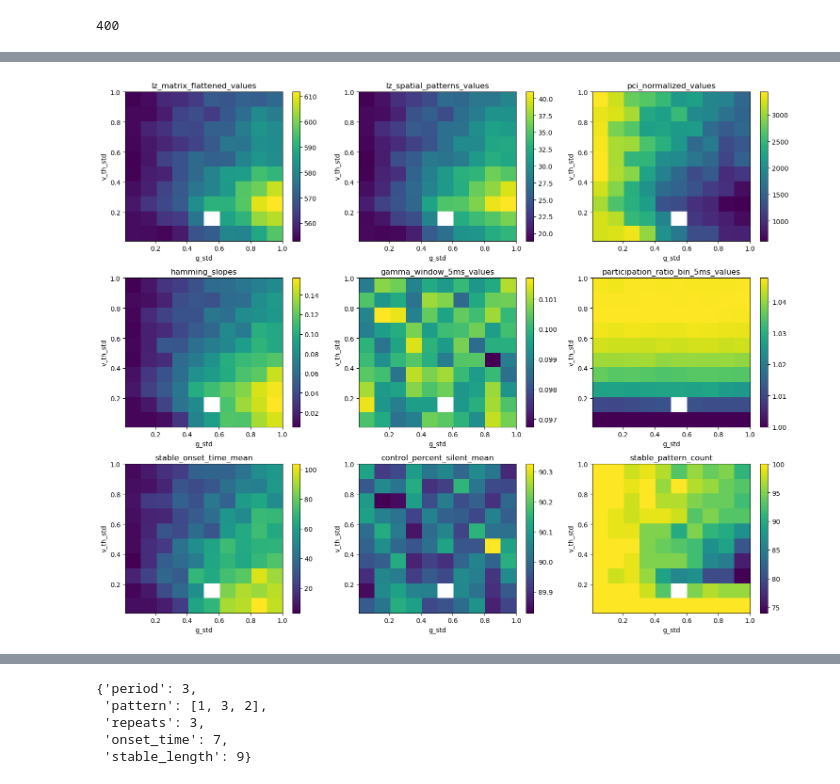
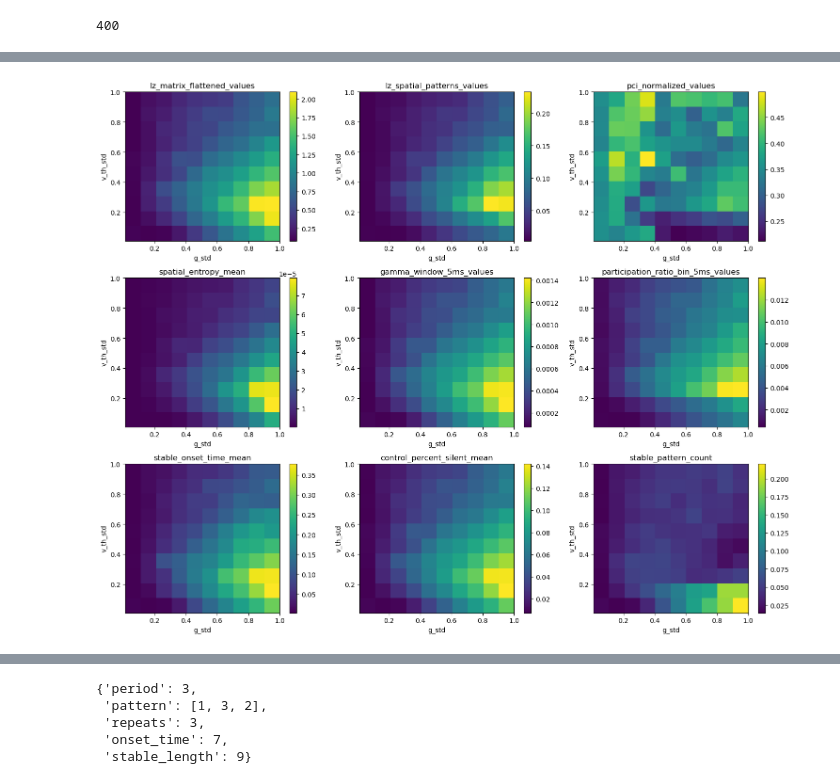
Before and after one commit to fraziphy/spiking-rnn-heterogeneity, a Jupyter notebook: plot2.ipynb, the cells around one changed output, grey strips where cells are left out. Saved outputs shown, nothing was run; the diff lists cells and outputs as text; code cells hidden in the pictures.

```diff
--- a/plot2.ipynb
+++ b/plot2.ipynb
@@ -31,11 +26,11 @@ import numpy as np
 import matplotlib.pyplot as plt
 
 # Load your data
-with open('results/data/chaos_enhanced_session_1_dynamic.pkl', 'rb') as file:
+with open('results/data/chaos_enhanced_session_2_dynamic.pkl', 'rb') as file:
     data = pickle.load(file)
 
 # Specify static_input_rate, e.g.:
-static_input_rate = 1000.0  # <<==== CHANGE TO YOUR DESIRED VALUE
+static_input_rate = 5000.0  # <<==== CHANGE TO YOUR DESIRED VALUE
 
 # Extract grid arrays
 v_th_stds = sorted(set(entry['v_th_std'] for entry in data if entry['static_input_rate'] == static_input_rate))
@@ -47,33 +42,33 @@ def prepare_heatmap(key):
     for entry in data:
         if entry['static_input_rate'] == static_input_rate:
             i = v_th_stds.index(entry['v_th_std'])
             j = g_stds.index(entry['g_std'])
             arr[i, j] = np.array(entry.get(key, np.nan)).mean()
     return arr
 
 heatmap_keys = [
     ['lz_matrix_flattened_values', 'lz_spatial_patterns_values', 'pci_normalized_values'],
-    ['hamming_slopes', 'gamma_window_5ms_values', 'participation_ratio_bin_5ms_values'],
+    ['spatial_entropy_mean', 'gamma_window_5ms_values', 'effective_dimensionality_bin_2ms_mean'],
     ['stable_onset_time_mean', 'control_percent_silent_mean', 'stable_pattern_count']
 ]
 
 titles = [
     ['lz_matrix_flattened_values', 'lz_spatial_patterns_values', 'pci_normalized_values'],
-    ['hamming_slopes', 'gamma_window_5ms_values', 'participation_ratio_bin_5ms_values'],
+    ['spatial_entropy_mean', 'gamma_window_5ms_values', 'participation_ratio_bin_5ms_values'],
     ['stable_onset_time_mean', 'control_percent_silent_mean', 'stable_pattern_count']
 ]
 
 fig, axs = plt.subplots(3, 3, figsize=(15, 12))
 for row in range(3):
     for col in range(3):
         arr = prepare_heatmap(heatmap_keys[row][col])
         im = axs[row, col].imshow(arr, origin='lower', aspect='auto', cmap='viridis',
                                   extent=[min(g_stds), max(g_stds), min(v_th_stds), max(v_th_stds)])
         axs[row, col].set_title(titles[row][col])
         axs[row, col].set_xlabel('g_std')
         axs[row, col].set_ylabel('v_th_std')
         fig.colorbar(im, ax=axs[row, col])
 plt.tight_layout()
 plt.show()
 # %% [output]
-[figure, old version]
+[figure, new version]
```
Also changed, not shown: parts of 3 cells of this notebook, 20 other files.
